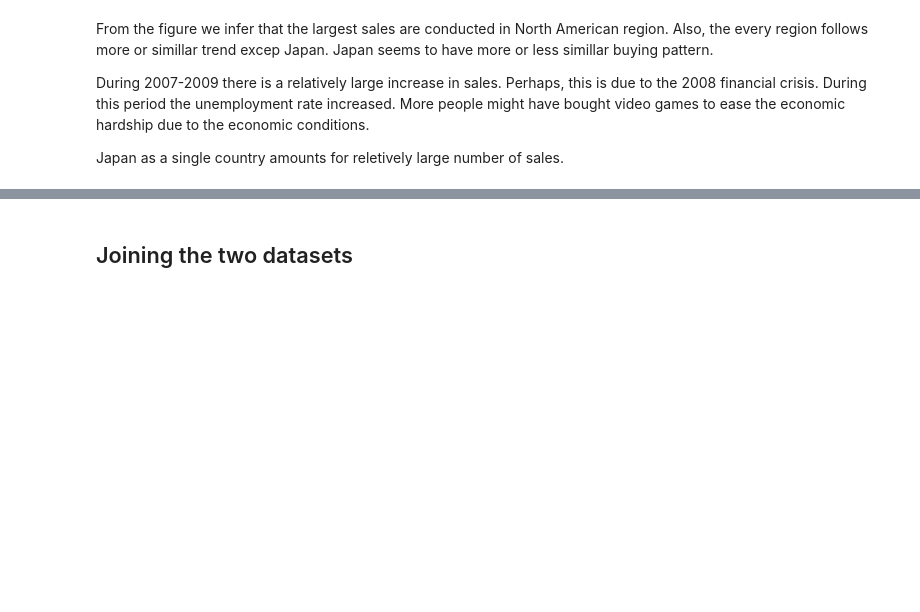
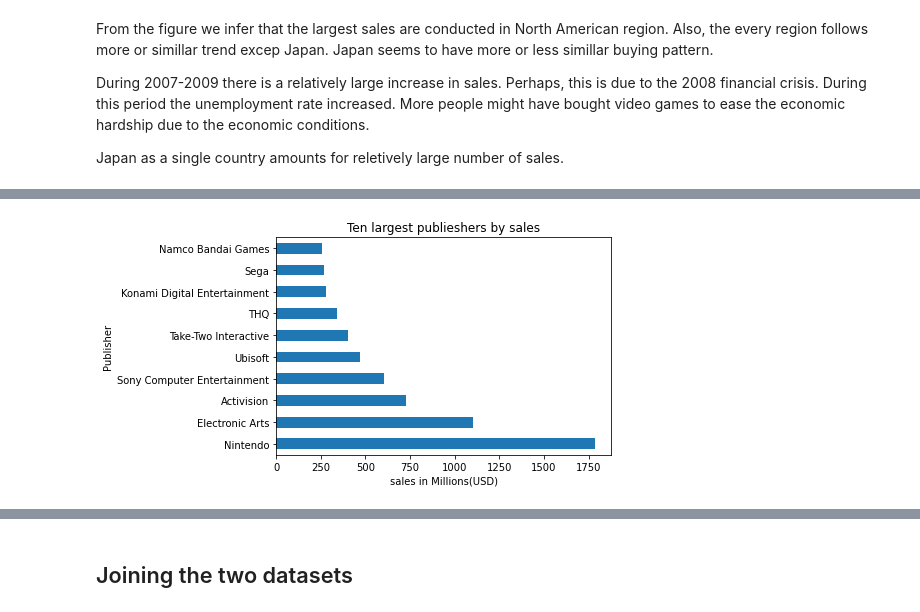
Before and after one commit to ayeshnayana/EDA_Video_game_sales-ratings, a Jupyter notebook: EDA on video game sales and ratings.ipynb, the cells around one changed output, grey strips where cells are left out. Drawn from its saved outputs; the diff is of its cells as text; code cells hidden in the pictures; blank space fills up the shorter version.

```diff
--- a/EDA on video game sales and ratings.ipynb
+++ b/EDA on video game sales and ratings.ipynb
@@ -440,0 +404,11 @@ for publisher in consistant_sales['Publisher'].unique():
+# %%
+total_sales_publisher = game_sales.groupby('Publisher')['Global_Sales'].sum().sort_values(ascending=False)
+
+Largest_publishers = total_sales_publisher.head(10)
+
+Largest_publishers.plot(kind='barh')
+plt.title('Ten largest publieshers by sales')
+plt.xlabel('sales in Millions(USD)')
+plt.show()
+# %% [output]
+[figure, added]
```
Also changed, not shown: parts of 11 cells of this notebook.
